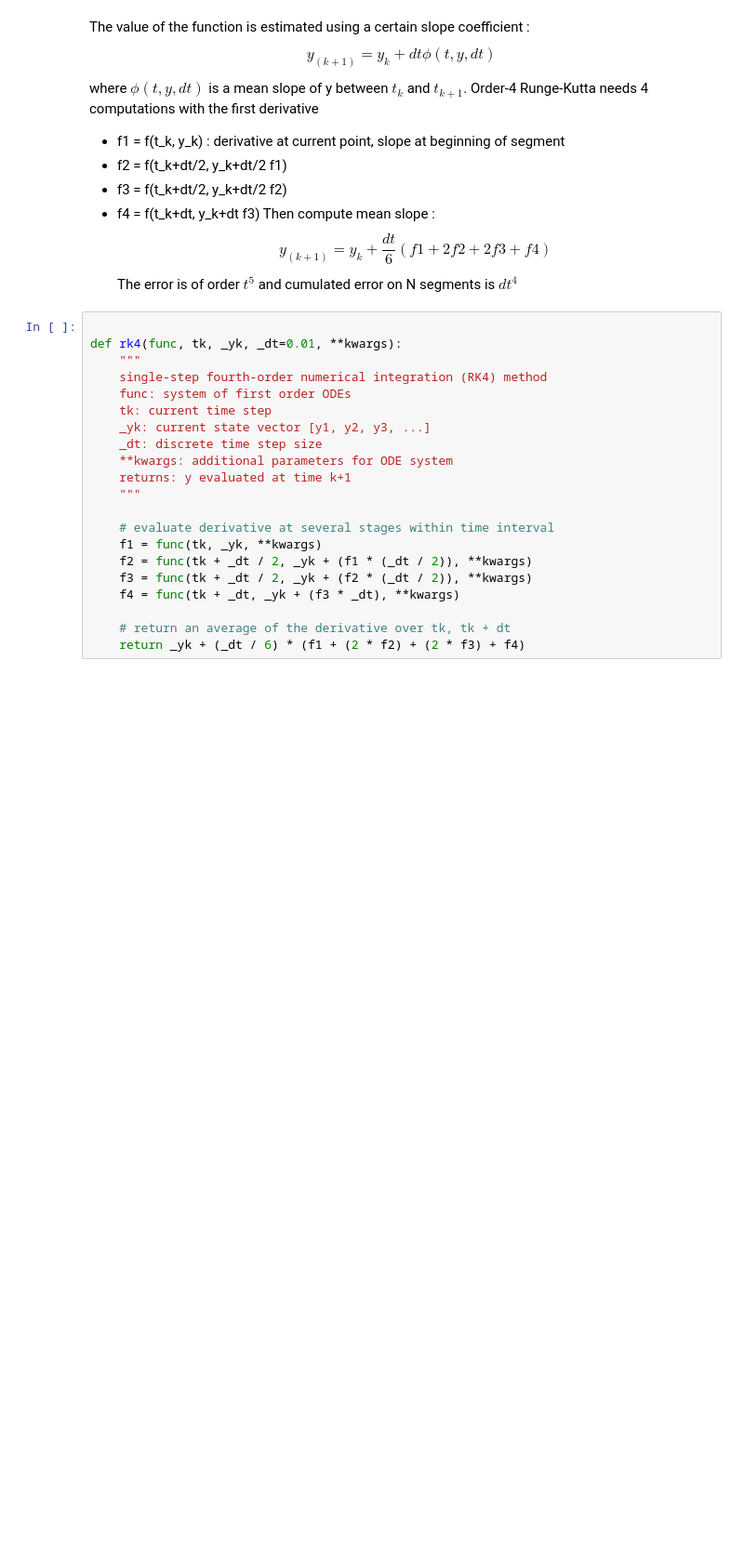
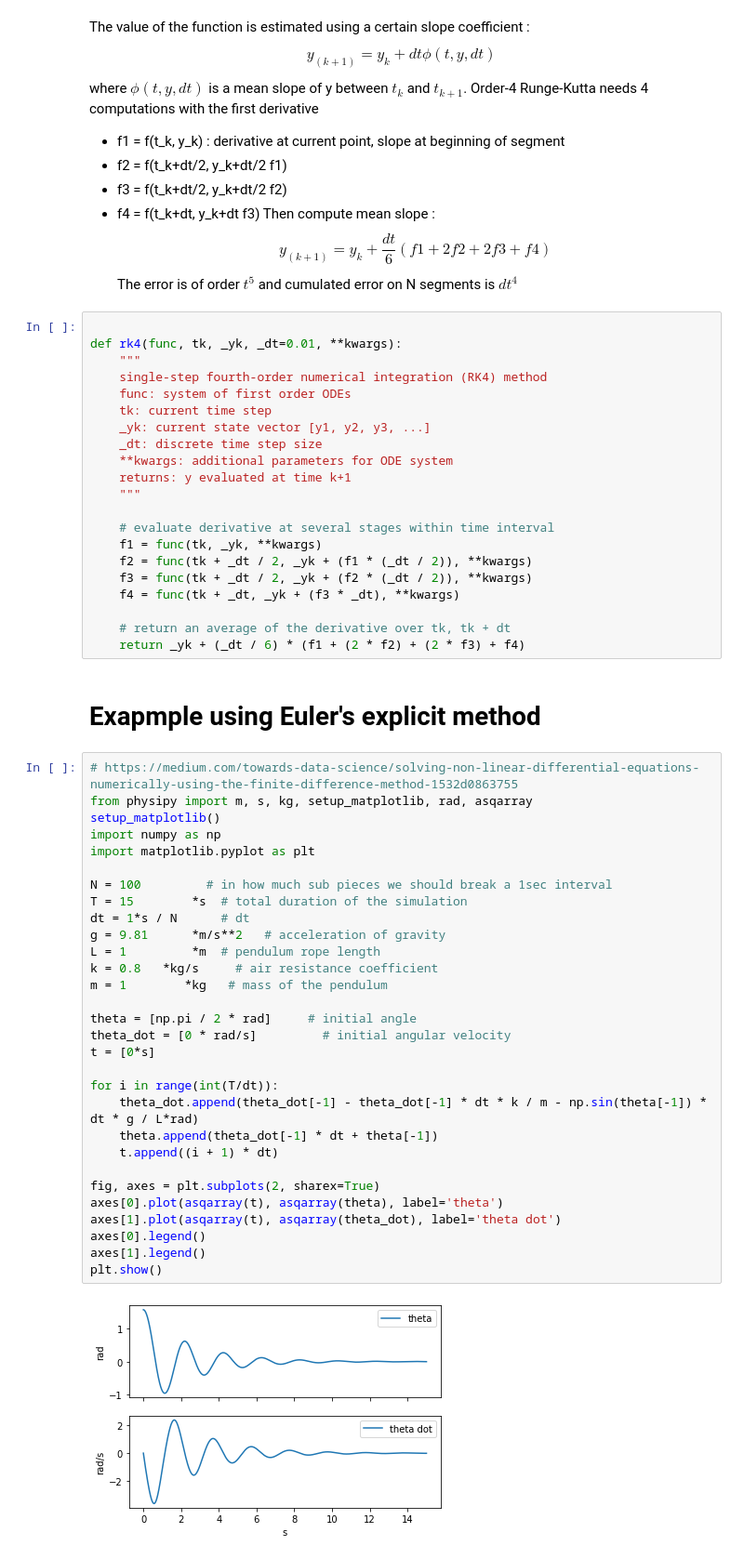
Before and after one commit to mocquin/physipy, a Jupyter notebook: docs/notebooks/Differential equation.ipynb, the cells around one changed output. Shown at 93% size. Drawn from its saved outputs; the diff is of its cells as text; blank space fills up the shorter version.

```diff
--- a/docs/notebooks/Differential equation.ipynb
+++ b/docs/notebooks/Differential equation.ipynb
@@ -402,3 +408,37 @@ def rk4(func, tk, _yk, _dt=0.01, **kwargs):
 
     # return an average of the derivative over tk, tk + dt
     return _yk + (_dt / 6) * (f1 + (2 * f2) + (2 * f3) + f4)
+# %% [markdown]
+# Exapmple using Euler's explicit method
+# %%
+# https://medium.com/towards-data-science/solving-non-linear-differential-equations-numerically-using-the-finite-difference-method-1532d0863755
+from physipy import m, s, kg, setup_matplotlib, rad, asqarray
+setup_matplotlib()
+import numpy as np
+import matplotlib.pyplot as plt
+
+N = 100         # in how much sub pieces we should break a 1sec interval
+T = 15        *s  # total duration of the simulation
+dt = 1*s / N      # dt
+g = 9.81      *m/s**2   # acceleration of gravity
+L = 1         *m  # pendulum rope length
+k = 0.8   *kg/s     # air resistance coefficient
+m = 1        *kg   # mass of the pendulum
+
+theta = [np.pi / 2 * rad]     # initial angle
+theta_dot = [0 * rad/s]         # initial angular velocity
+t = [0*s]
+
+for i in range(int(T/dt)):
+    theta_dot.append(theta_dot[-1] - theta_dot[-1] * dt * k / m - np.sin(theta[-1]) * dt * g / L*rad)
+    theta.append(theta_dot[-1] * dt + theta[-1])
+    t.append((i + 1) * dt)
+
+fig, axes = plt.subplots(2, sharex=True)
+axes[0].plot(asqarray(t), asqarray(theta), label='theta')
+axes[1].plot(asqarray(t), asqarray(theta_dot), label='theta dot')
+axes[0].legend()
+axes[1].legend()
+plt.show()
+# %% [output]
+[figure, added]
```
Also changed, not shown: parts of 5 cells of this notebook, 12 other files.
